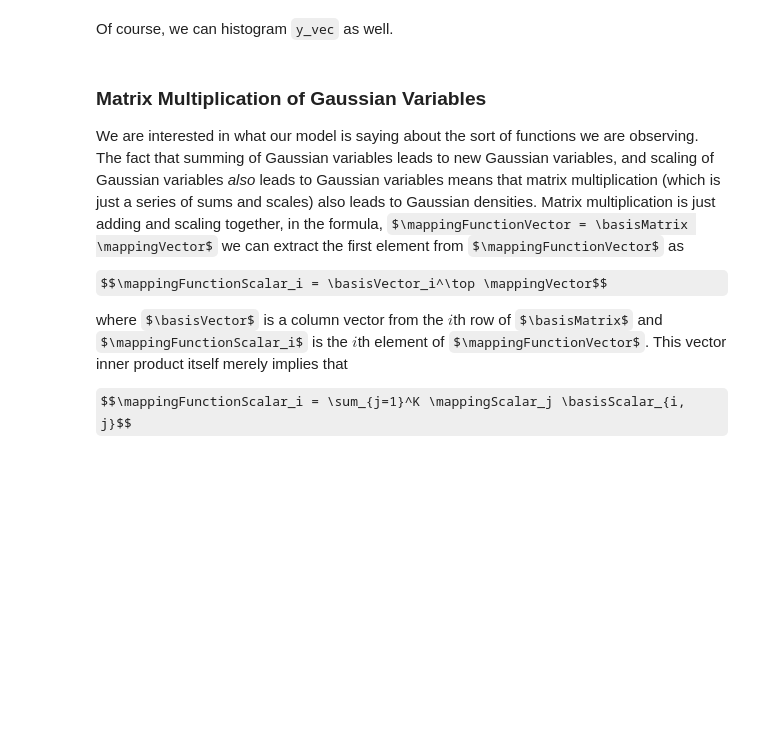
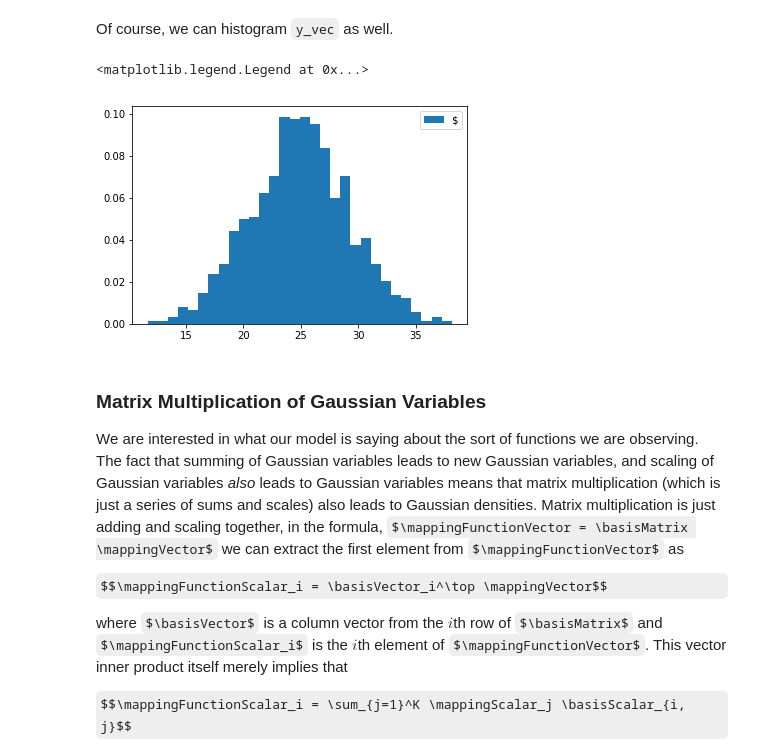
Before and after one commit to Yang-Xavier/ML-Labsession, a Jupyter notebook: week6/lab_session_week6.ipynb, the cells around one changed output. Drawn from its saved outputs; the diff is of its cells as text; code cells hidden in the pictures; some formulas as TeX source; blank space fills up the shorter version.

```diff
--- a/week6/lab_session_week6.ipynb
+++ b/week6/lab_session_week6.ipynb
@@ -425,8 +471,12 @@ print('True variance should be ', (sigmas**2).sum(), ' standard deviation ', np.
 # %% [markdown]
 Of course, we can histogram `y_vec` as well.
 # %%
-plt.hist(y_vec, bins=30, normed=True)
+# plt.hist(y_vec, bins=30, normed=True)
+plt()
 plt.legend('$y$')
+# %% [output]
+<matplotlib.legend.Legend at 0x...>
+[figure, added]
 # %% [markdown]
 ### Matrix Multiplication of Gaussian Variables
 
```
Also changed, not shown: parts of 14 cells of this notebook.
